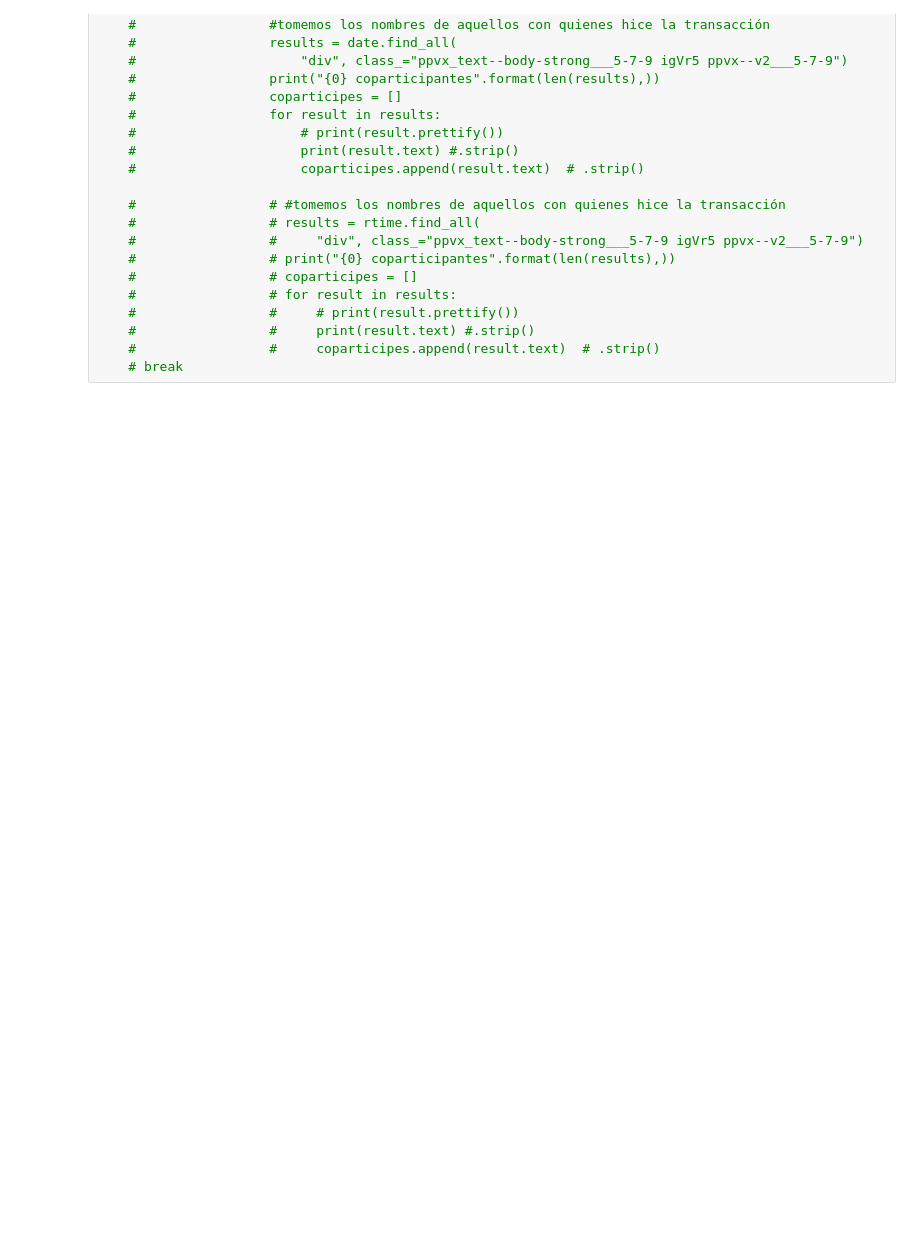
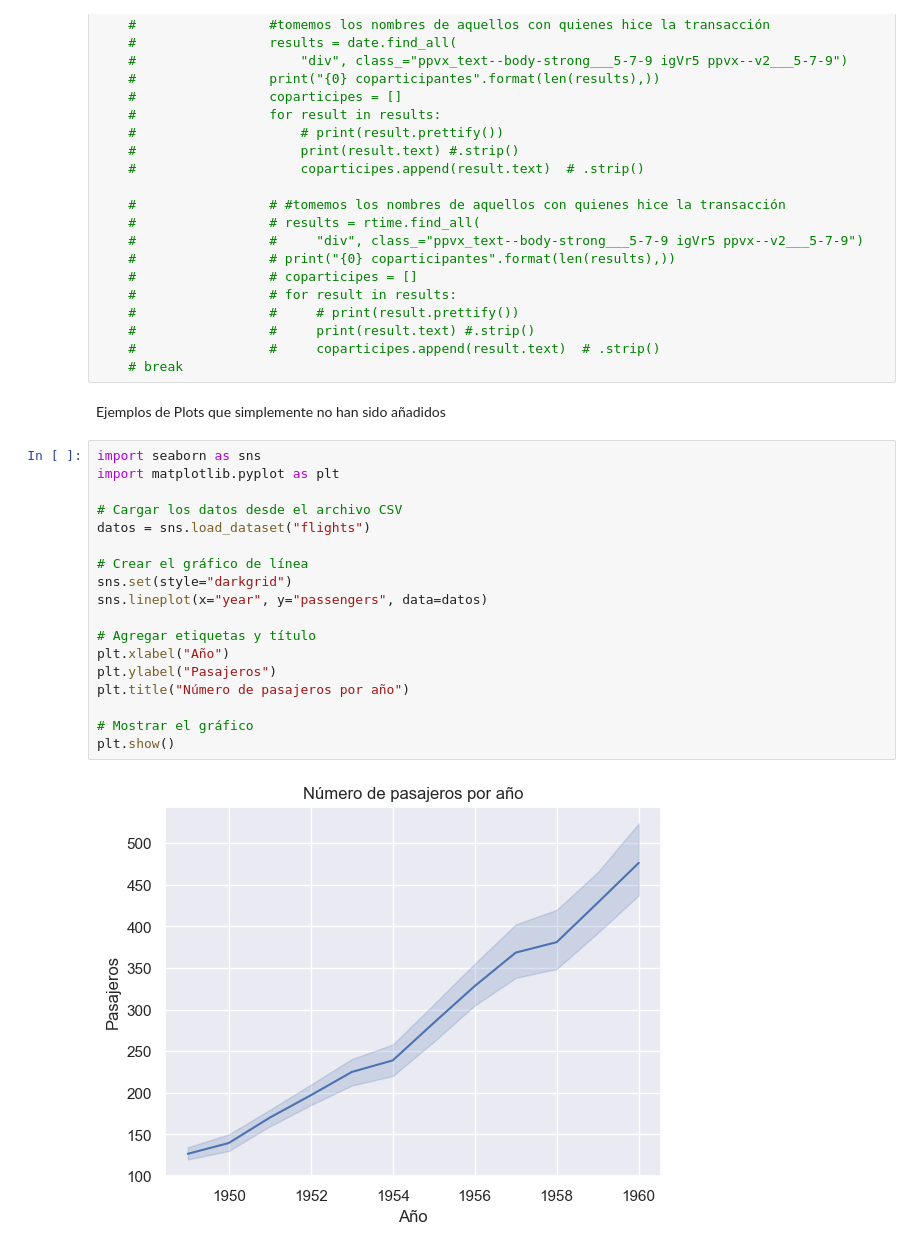
Before and after one commit to saulecast/finanzobot_0.1, a Jupyter notebook: codigo rechazado.ipynb, the cells around one changed output. Cells and saved outputs as stored; diff of their text form; blank space fills up the shorter version.

```diff
--- a/codigo rechazado.ipynb
+++ b/codigo rechazado.ipynb
@@ -132,3 +132,25 @@ with open("paypal_trans.html", encoding="utf-8") as ppt:
     #                 #     print(result.text) #.strip()
     #                 #     coparticipes.append(result.text)  # .strip()
     # break
+# %% [markdown]
+Ejemplos de Plots que simplemente no han sido añadidos
+# %%
+import seaborn as sns
+import matplotlib.pyplot as plt
+
+# Cargar los datos desde el archivo CSV
+datos = sns.load_dataset("flights")
+
+# Crear el gráfico de línea
+sns.set(style="darkgrid")
+sns.lineplot(x="year", y="passengers", data=datos)
+
+# Agregar etiquetas y título
+plt.xlabel("Año")
+plt.ylabel("Pasajeros")
+plt.title("Número de pasajeros por año")
+
+# Mostrar el gráfico
+plt.show()
+# %% [output]
+[figure, added]
```
Also changed, not shown: parts of 1 cell of this notebook, 1 other file.
